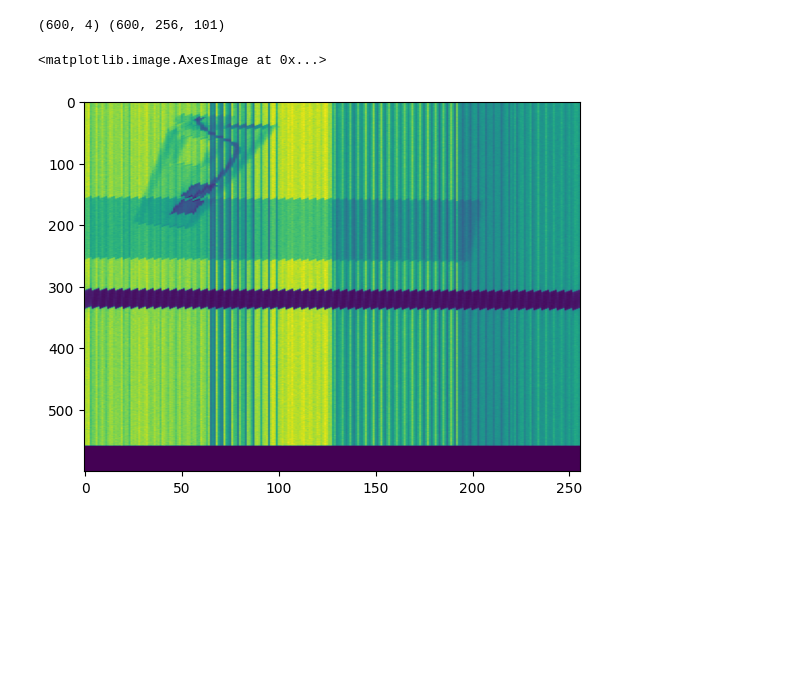
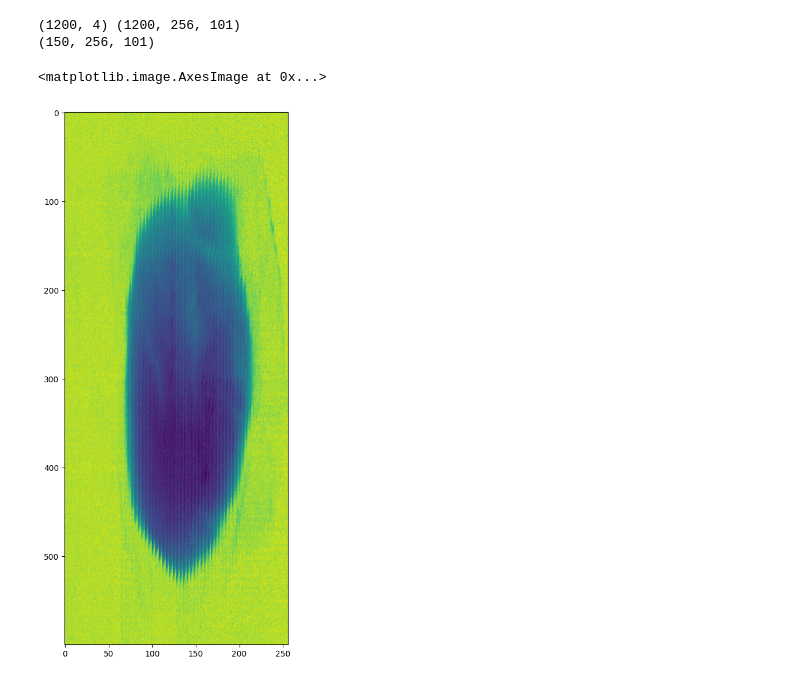
Before and after one commit to hqllab/Acq_gui, a Jupyter notebook: src/check_data.ipynb, the cells around one changed output. Drawn from its saved outputs; the diff is of its cells as text; code cells hidden in the pictures; blank space fills up the shorter version.

```diff
--- a/src/check_data.ipynb
+++ b/src/check_data.ipynb
@@ -18,12 +18,19 @@ def load_mat_from_file(cur_file, step=0.0375):
         pos_array = np.vstack((pos, ypos, posend, yposend)).T
     return pos_array, pixels_array
 # %%
-cor_filepath = r"D:\Acq_gui\ScanTask_0022_100mmps_80kv_10ma_cali_10mspf_sid1000_cor.mat"
+cor_filepath = r"D:\Acq_gui\jirou_air_30mmps_75kv_2ma_cali_10mspf_sid610_cor.mat"
 cor_pos, cor_data = load_mat_from_file(cor_filepath)
 print(cor_pos.shape, cor_data.shape)
-plt.imshow(cor_data.sum(axis=2), aspect='auto')
+
+norm_data = cor_data[50:200]
+print(norm_data.shape)
+norm_cor_data = cor_data.sum(axis=-1) * (np.mean(norm_data) / np.mean(norm_data, axis=(0,2)))
+
+fig = plt.figure(figsize=(5, 12))
+plt.imshow(norm_cor_data[200:800,:], aspect='auto')
 # sag_filepath = r"C:\Users\vplus\Documents\Projects\Acq_gui\ScanTask_600_100mmps_80kv_10ma_cali_10mspf_sid1000_cor.mat"
 # %% [output]
-(600, 4) (600, 256, 101)
+(1200, 4) (1200, 256, 101)
+(150, 256, 101)
 <matplotlib.image.AxesImage at 0x...>
-[figure, old version]
+[figure, new version]
```
Also changed, not shown: parts of 8 cells of this notebook, 4 other files.
